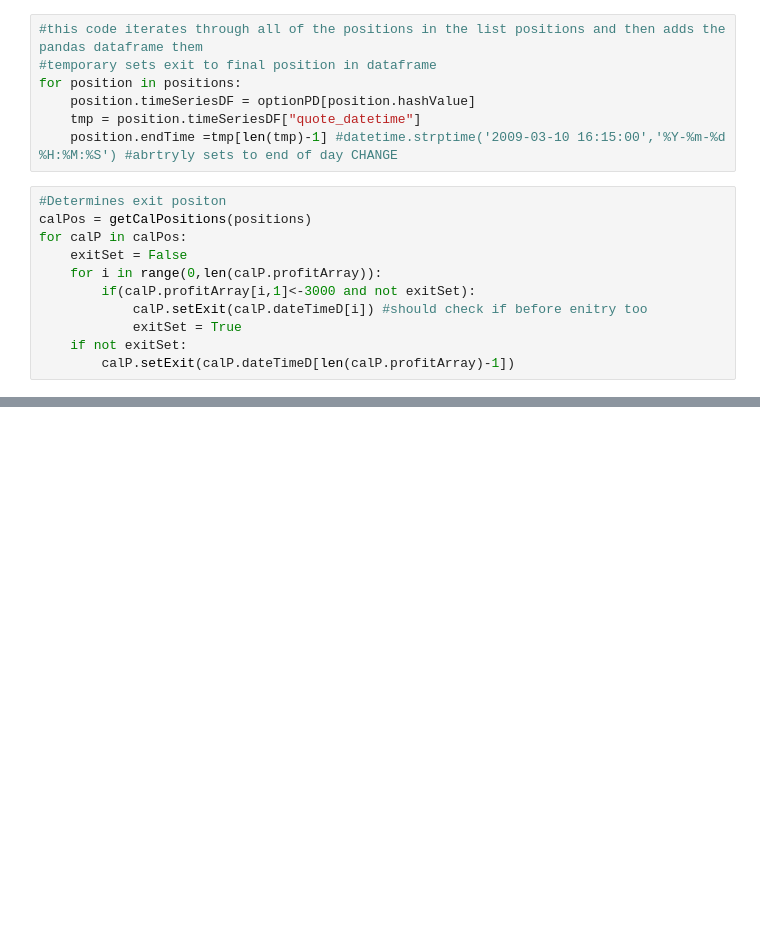
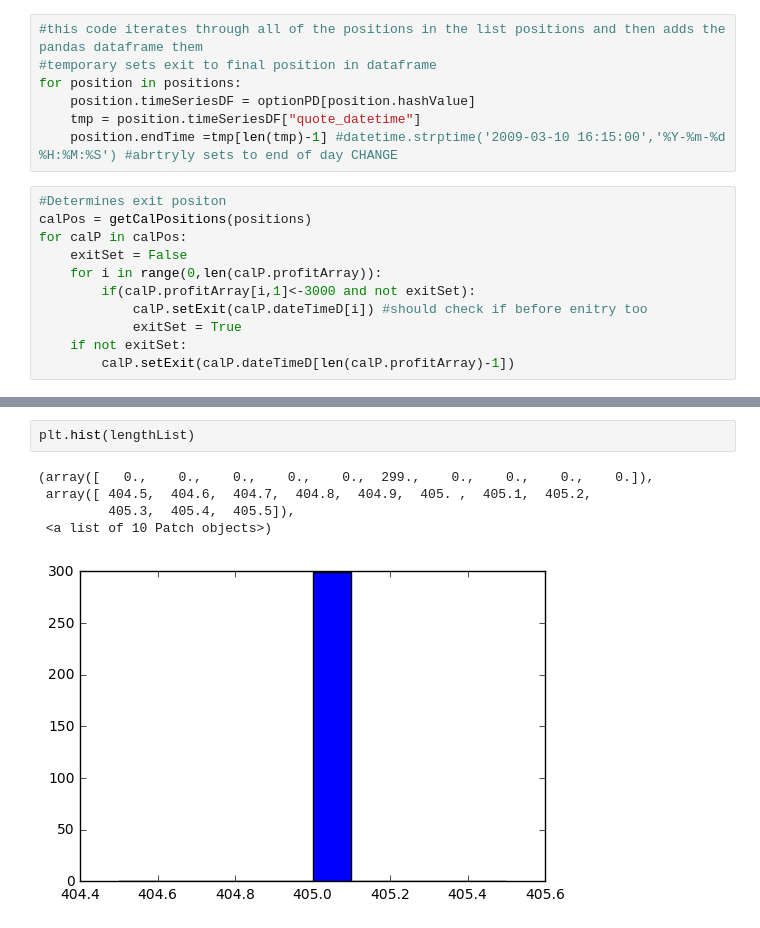
Before and after one commit to DexterAntonio/SPXDataP, a Jupyter notebook: spyOptionProcess.ipynb, the cells around one changed output, grey strips where cells are left out. Cells and saved outputs as stored; diff of their text form; blank space fills up the shorter version.

```diff
--- a/spyOptionProcess.ipynb
+++ b/spyOptionProcess.ipynb
@@ -394,3 +435,11 @@ for p in posList:
+# %%
+plt.hist(lengthList)
+# %% [output]
+(array([   0.,    0.,    0.,    0.,    0.,  299.,    0.,    0.,    0.,    0.]),
+ array([ 404.5,  404.6,  404.7,  404.8,  404.9,  405. ,  405.1,  405.2,
+         405.3,  405.4,  405.5]),
+ <a list of 10 Patch objects>)
+[figure, added]
 # %%
 %matplotlib inline
 calDF_list = []
```
Also changed, not shown: parts of 14 cells of this notebook.
